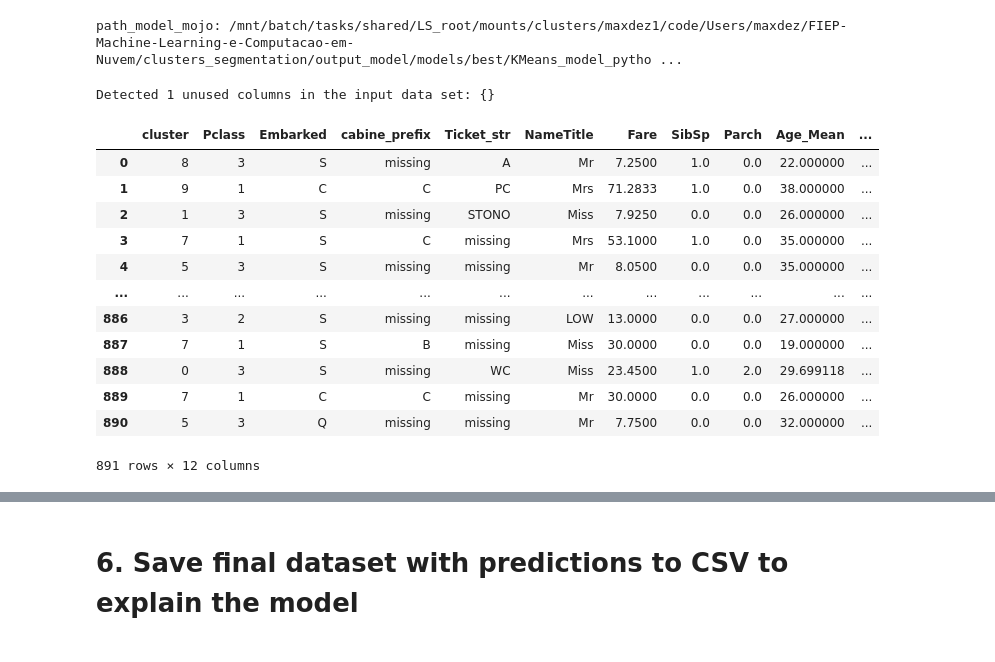
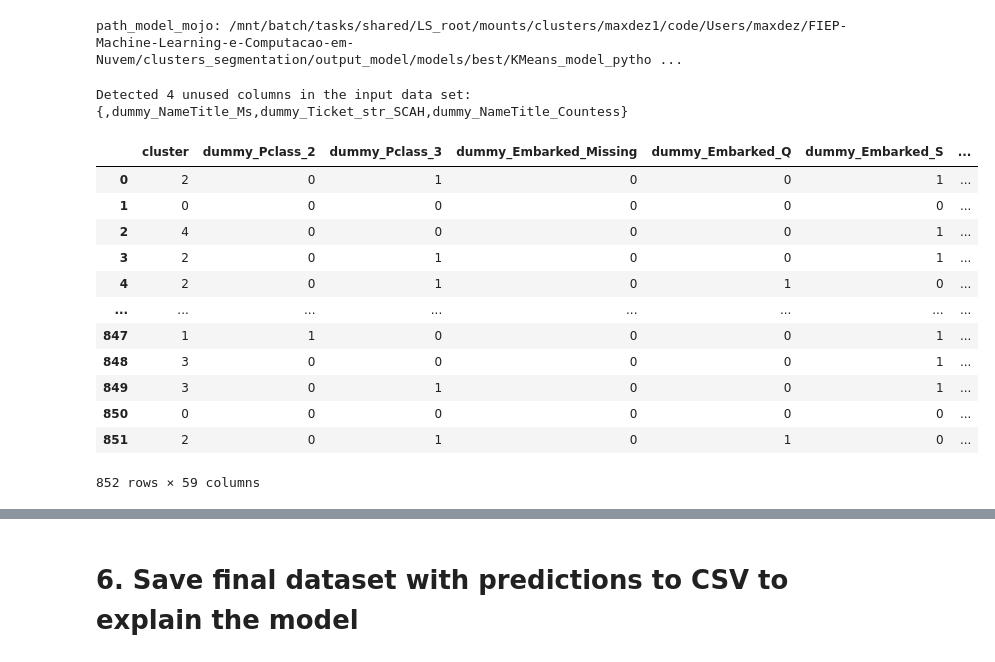
Before and after one commit to maxreis86/FIEP-Machine-Learning-e-Computacao-em-Nuvem, a Jupyter notebook: clusters_segmentation/2_Fast_Machine_Learning.ipynb, the cells around one changed output, grey strips where cells are left out. Cells and saved outputs as stored; diff of their text form; code cells hidden in the pictures.

```diff
--- a/clusters_segmentation/2_Fast_Machine_Learning.ipynb
+++ b/clusters_segmentation/2_Fast_Machine_Learning.ipynb
@@ -96,9 +101,16 @@ if PctSampleSize == 1:
 else:
     dataprep_df = dataprep_df_full.sample(frac=PctSampleSize, replace=False, random_state=1)
 del dataprep_df_full
+# %%
+#List all dummies and normalized variables
+normalized_and_dummy = []
+for i in dataprep_df.columns:
+    if (i.startswith('dummy_')) or (i.startswith('normalized_')):
+        normalized_and_dummy.append(i)
+# normalized_and_dummy
 # %%
 #Numeric features must be float type
-for col_name in NUM:
+for col_name in (NUM + normalized_and_dummy):
     dataprep_df[col_name] = dataprep_df[col_name].astype(float)
 
 #Categorical features must be string type and null values will be filled with "missing"
@@ -217,13 +332,13 @@ Warning: Your H2O cluster version is too old (4 months and 9 days)!Please downlo
 | Python_version: | 3.8.5 final |
 # %%
 #Import TRAINING base to the H20 context
-data_hdf = h2o.H2OFrame(dataprep_df.query('dataset == "train"').loc[:, (selected_features)])
+data_hdf = h2o.H2OFrame(dataprep_df.query('dataset == "train"').loc[:, (selected_features + normalized_and_dummy)])
 
 # Conversion of Target variables and categorical features to factor (enum)
 #no H2O it is necessary that the categorical variables are transformed into a factor
 for col_name in CAT:
     data_hdf[col_name] = data_hdf[col_name].asfactor()
-for col_name in NUM:
+for col_name in (NUM + normalized_and_dummy):
     data_hdf[col_name] = data_hdf[col_name].asnumeric()
 
 # Partition data into 90%, 10% chunks
@@ -268,7 +383,7 @@ kmeans = H2OKMeansEstimator(k=10,
                                  seed=1)
 
 # The use of a validation_frame is recommended
-kmeans.train(x=selected_features,
+kmeans.train(x=normalized_and_dummy,
                   training_frame=train_hdf,
                   validation_frame=valid_hdf)
 
@@ -395,28 +496,28 @@ except Exception as e:
 path_model_mojo: /mnt/batch/tasks/shared/LS_root/mounts/clusters/maxdez1/code/Users/maxdez/FIEP-Machine-Learning-e-Computacao-em-Nuvem/clusters_segmentation/output_model/models/best/KMeans_model_pytho ...
 # %%
 #Confusion Matrix for the Champion
-df_cluster_tmp = h2o.mojo_predict_pandas(dataprep_df.loc[:, (selected_features)], mojo_zip_path=path_model_mojo, verbose=False)
+df_cluster_tmp = h2o.mojo_predict_pandas(dataprep_df.loc[:, (normalized_and_dummy)], mojo_zip_path=path_model_mojo, verbose=False)
 
-df_cluster = pd.concat([df_cluster_tmp.reset_index(drop=True), dataprep_df.loc[:, (selected_features+['dataset'])].reset_index(drop=True)], axis=1)
+df_cluster = pd.concat([df_cluster_tmp.reset_index(drop=True), dataprep_df.loc[:, (normalized_and_dummy+selected_features+['dataset'])].reset_index(drop=True)], axis=1)
 # df_cluster['cluster'] = df_cluster['cluster'] + 1
 df_cluster['cluster'] = df_cluster['cluster'].astype(int)
 
 df_cluster
 # %% [output]
-Detected 1 unused columns in the input data set: {}
+Detected 4 unused columns in the input data set: {,dummy_NameTitle_Ms,dummy_Ticket_str_SCAH,dummy_NameTitle_Countess}
-|  | cluster | Pclass | Embarked | cabine_prefix | Ticket_str | NameTitle | Fare | SibSp | Parch | Age_Mean | ... |
-| 0 | 8 | 3 | S | missing | A | Mr | 7.2500 | 1.0 | 0.0 | 22.000000 | ... |
-| 1 | 9 | 1 | C | C | PC | Mrs | 71.2833 | 1.0 | 0.0 | 38.000000 | ... |
-| 2 | 1 | 3 | S | missing | STONO | Miss | 7.9250 | 0.0 | 0.0 | 26.000000 | ... |
-| 3 | 7 | 1 | S | C | missing | Mrs | 53.1000 | 1.0 | 0.0 | 35.000000 | ... |
-| 4 | 5 | 3 | S | missing | missing | Mr | 8.0500 | 0.0 | 0.0 | 35.000000 | ... |
-| ... | ... | ... | ... | ... | ... | ... | ... | ... | ... | ... | ... |
-| 886 | 3 | 2 | S | missing | missing | LOW | 13.0000 | 0.0 | 0.0 | 27.000000 | ... |
-| 887 | 7 | 1 | S | B | missing | Miss | 30.0000 | 0.0 | 0.0 | 19.000000 | ... |
-| 888 | 0 | 3 | S | missing | WC | Miss | 23.4500 | 1.0 | 2.0 | 29.699118 | ... |
-| 889 | 7 | 1 | C | C | missing | Mr | 30.0000 | 0.0 | 0.0 | 26.000000 | ... |
-| 890 | 5 | 3 | Q | missing | missing | Mr | 7.7500 | 0.0 | 0.0 | 32.000000 | ... |
+|  | cluster | dummy_Pclass_2 | dummy_Pclass_3 | dummy_Embarked_Missing | dummy_Embarked_Q | dummy_Embarked_S | ... |
+| 0 | 2 | 0 | 1 | 0 | 0 | 1 | ... |
+| 1 | 0 | 0 | 0 | 0 | 0 | 0 | ... |
+| 2 | 4 | 0 | 0 | 0 | 0 | 1 | ... |
+| 3 | 2 | 0 | 1 | 0 | 0 | 1 | ... |
+| 4 | 2 | 0 | 1 | 0 | 1 | 0 | ... |
+| ... | ... | ... | ... | ... | ... | ... | ... |
+| 847 | 1 | 1 | 0 | 0 | 0 | 1 | ... |
+| 848 | 3 | 0 | 0 | 0 | 0 | 1 | ... |
+| 849 | 3 | 0 | 1 | 0 | 0 | 1 | ... |
+| 850 | 0 | 0 | 0 | 0 | 0 | 0 | ... |
+| 851 | 2 | 0 | 1 | 0 | 1 | 0 | ... |
-891 rows × 12 columns
+852 rows × 59 columns
 # %%
 df_cluster_plot = df_cluster.reset_index().groupby(['cluster']).count()[['index']].rename(columns={'index': 'qty'})
 sns.heatmap(df_cluster_plot, annot=True, center=True,cmap='Blues', fmt='g')
```
Also changed, not shown: parts of 19 cells of this notebook, 5 other files.
